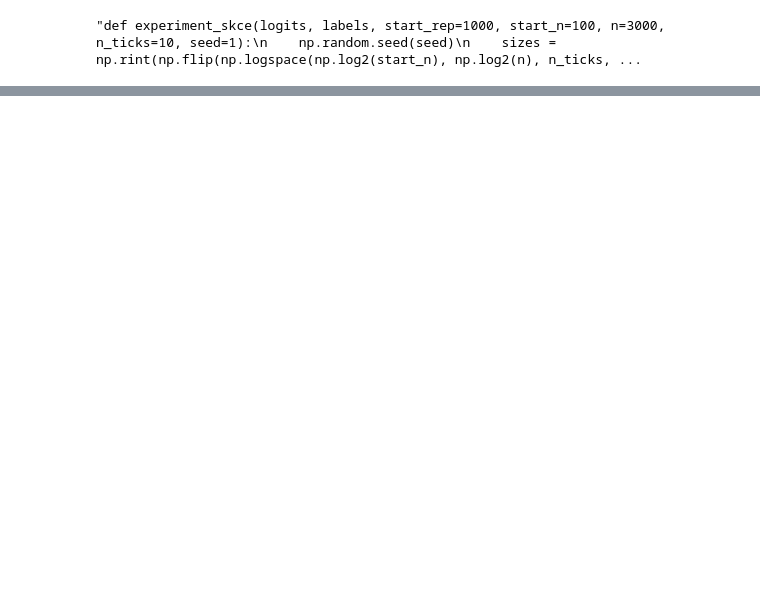
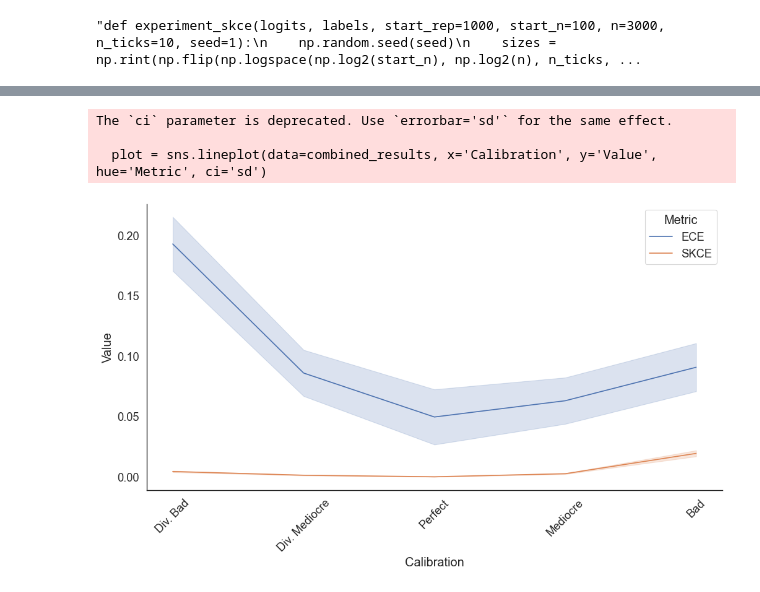
Before and after one commit to MLO-lab/Py_KCE, a Jupyter notebook: ECE bias ground truth simulation.ipynb, the cells around one changed output, grey strips where cells are left out. Saved outputs shown, nothing was run; the diff lists cells and outputs as text; code cells hidden in the pictures; blank space fills up the shorter version.

```diff
--- a/ECE bias ground truth simulation.ipynb
+++ b/ECE bias ground truth simulation.ipynb
@@ -277,0 +334,17 @@ label_binarize([labels_test[1]], classes=np.arange(C))
+# %%
+# Order for the 'Calibration' values
+calibration_order = ['Div. Bad', 'Div. Mediocre', 'Perfect', 'Mediocre', 'Bad']
+
+
+# Combine results for ECE and SKCE
+ece_results = results_ece[['ECE', 'Size', 'Calibration']].copy()
+ece_results['Metric'] = 'ECE'
+ece_results.rename(columns={'ECE': 'Value'}, inplace=True)
+
+skce_results = results[['SKCE', 'Size', 'Calibration']].copy()
+skce_results['Metric'] = 'SKCE'
+skce_results.rename(columns={'SKCE': 'Value'}, inplace=True)
+
+combined_results = pd.concat([ece_results, skce_results]).reset_index(drop=True)
+# Convert the 'Calibration' column to a categorical type with the specified order
+combined_results['Calibration'] = pd.Categorical(combined_results['Calibration'], categories=calibration_order, ordered=True)
@@ -277,0 +353,15 @@ label_binarize([labels_test[1]], classes=np.arange(C))
+# %%
+# Plot ECE and SKCE for the same results on the y-axis and the 'Calibration' values on the x-axis
+rc = {'figure.figsize': (12, 6)}
+sns.set(rc=rc, font_scale=font_scale, context='paper')
+sns.set_style("white")
+plot = sns.lineplot(data=combined_results, x='Calibration', y='Value', hue='Metric', ci='sd')
+plot.set(xlabel='Calibration', ylabel='Value')
+plot.set_xticklabels(labels=calibration_order, rotation=45) # Set the xtick labels and rotate them for better visibility
+sns.despine(left=False, bottom=False)
+plt.show()
+# %% [output]
+The `ci` parameter is deprecated. Use `errorbar='sd'` for the same effect.
+
+  plot = sns.lineplot(data=combined_results, x='Calibration', y='Value', hue='Metric', ci='sd')
+[figure, added]
```
Also changed, not shown: parts of 18 cells of this notebook.
